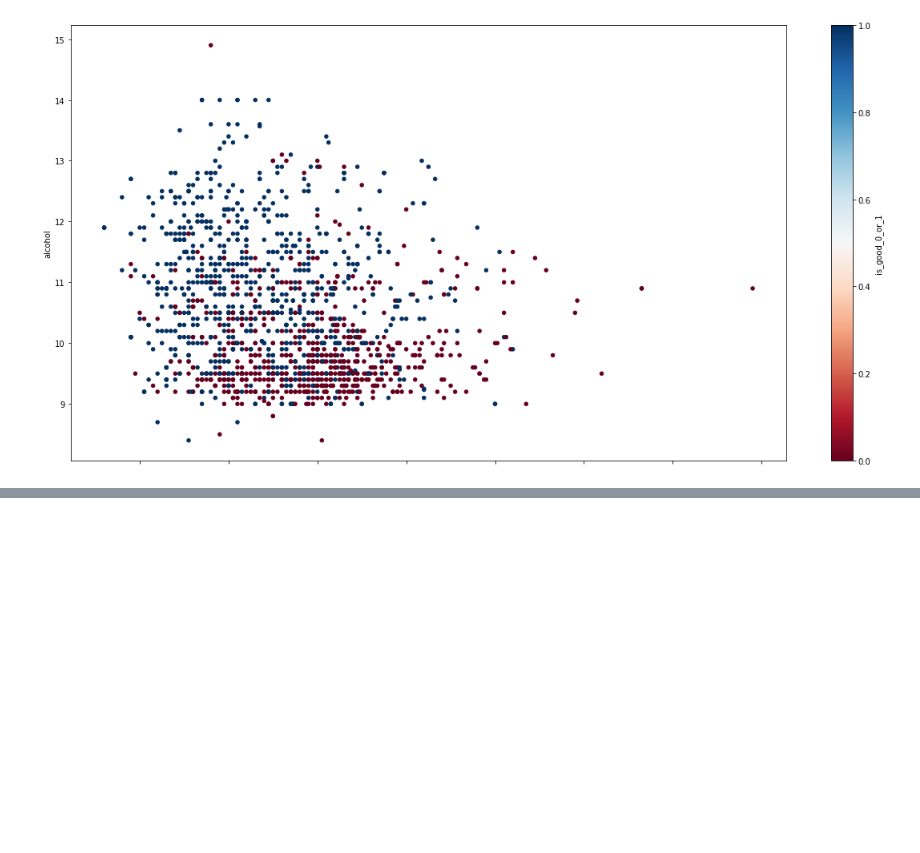
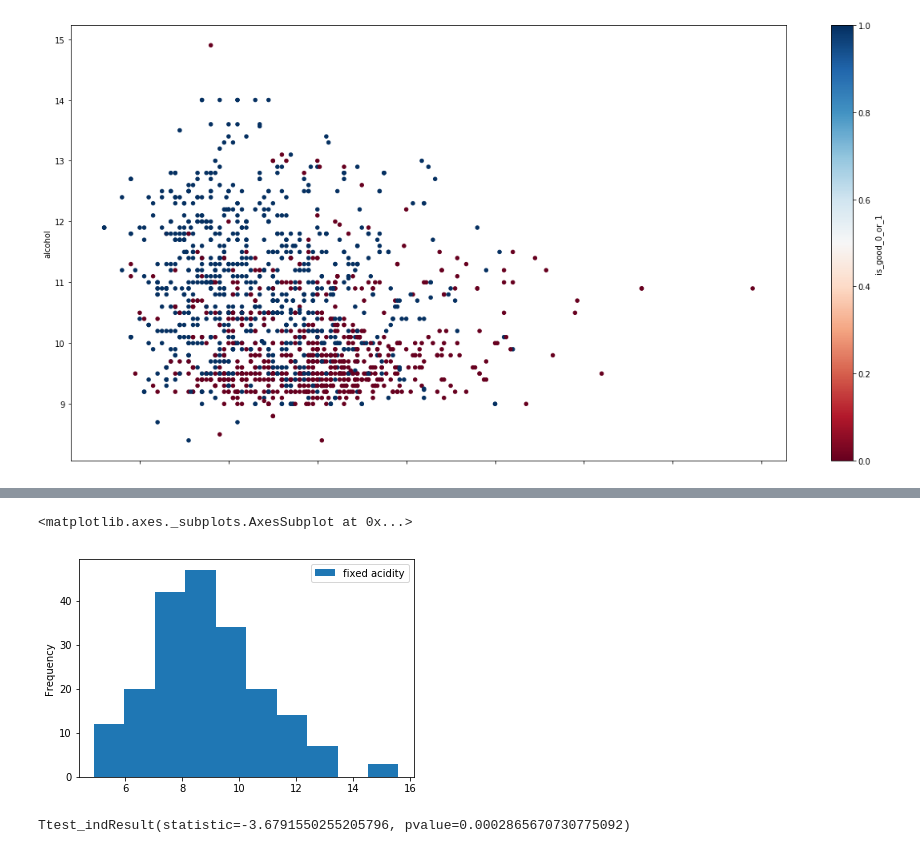
Before and after one commit to menubie/data-science-abril-19, a Jupyter notebook: 11-exploratory-analysis/main_analysis_answers.ipynb, the cells around one changed output, grey strips where cells are left out. Saved outputs shown, nothing was run; the diff lists cells and outputs as text; code cells hidden in the pictures; blank space fills up the shorter version.

```diff
--- a/11-exploratory-analysis/main_analysis_answers.ipynb
+++ b/11-exploratory-analysis/main_analysis_answers.ipynb
@@ -301,0 +332,14 @@ df.plot.scatter(x="volatile acidity", y="alcohol", c="is_good_0_or_1",
+# %%
+df[df.quality==7][["fixed acidity"]].plot.hist()
+# %% [output]
+<matplotlib.axes._subplots.AxesSubplot at 0x...>
+[figure, added]
+# %%
+from scipy.stats import ttest_ind
+
+cat1 = df[df.quality==4]
+cat2 = df[df.quality==7]
+
+ttest_ind(cat1['fixed acidity'], cat2['fixed acidity'])
+# %% [output]
+Ttest_indResult(statistic=-3.6791550255205796, pvalue=0.0002865670730775092)
```
Also changed, not shown: parts of 11 cells of this notebook.
